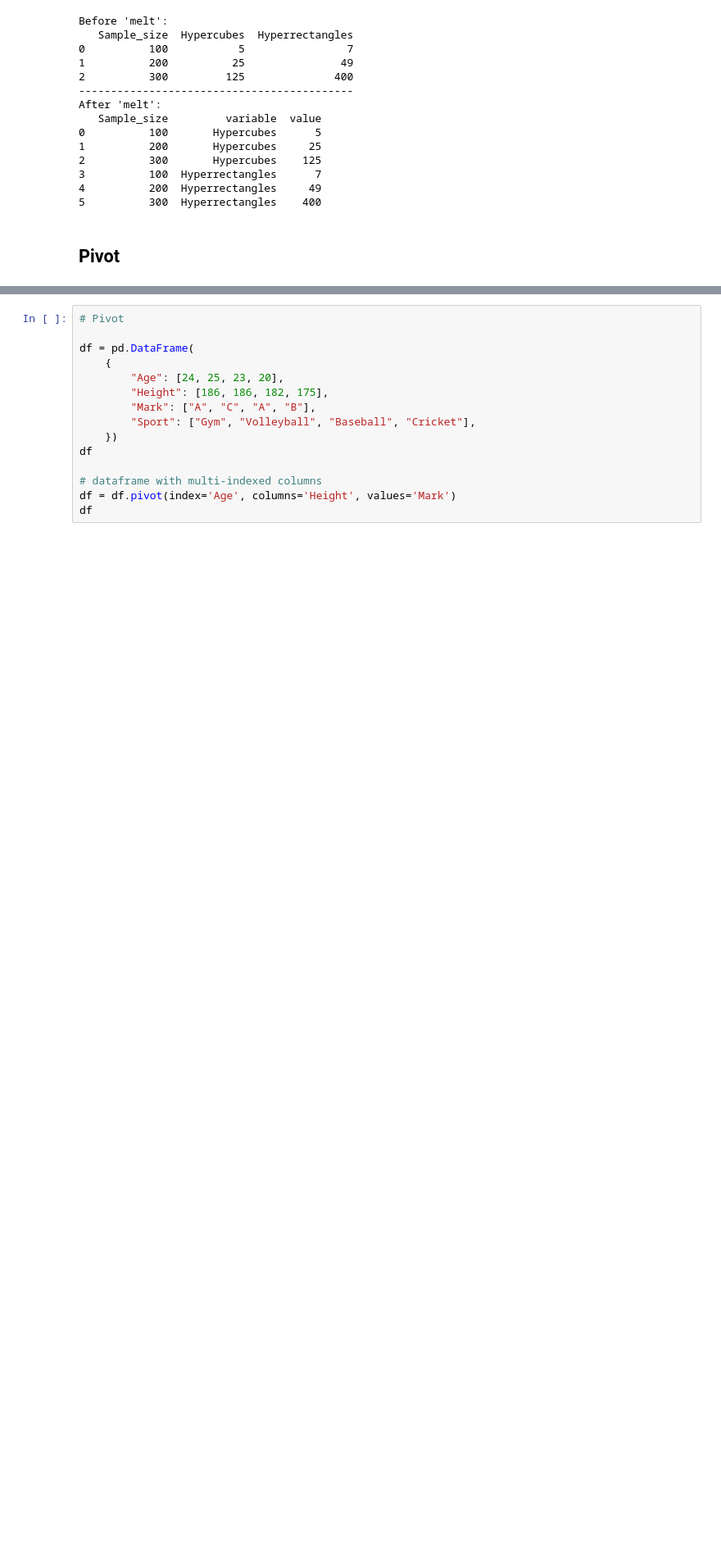
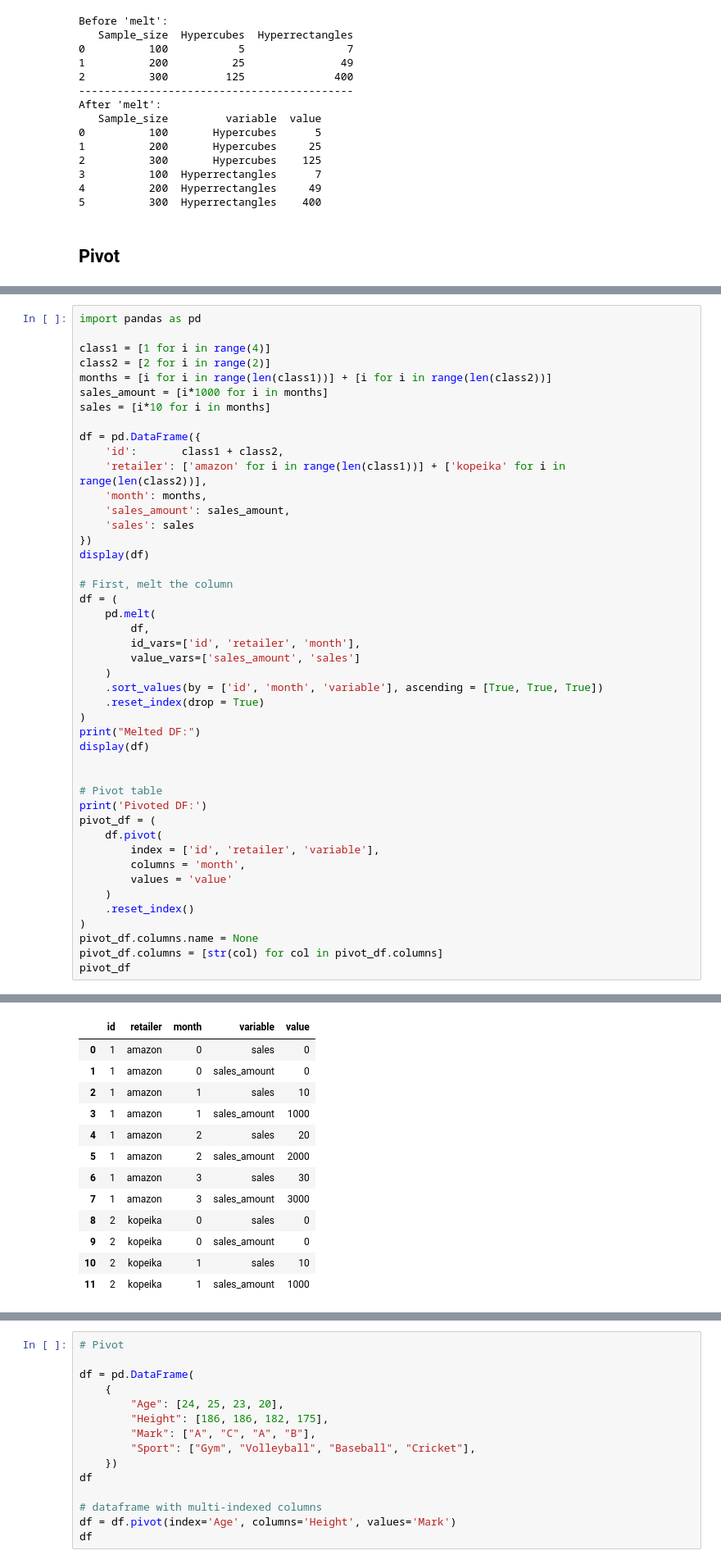
Before and after one commit to EvgeniiZorin/Handbook_Data-Science, a Jupyter notebook: _Pandas.ipynb, the cells around one changed output, grey strips where cells are left out. Shown at 82% size. Saved outputs shown, nothing was run; the diff lists cells and outputs as text; blank space fills up the shorter version.

```diff
--- a/_Pandas.ipynb
+++ b/_Pandas.ipynb
@@ -4119,0 +4120,46 @@ Years       Job   1   2   3
+# %%
+import pandas as pd
+
+class1 = [1 for i in range(4)]
+class2 = [2 for i in range(2)]
+months = [i for i in range(len(class1))] + [i for i in range(len(class2))]
+sales_amount = [i*1000 for i in months]
+sales = [i*10 for i in months]
+
+df = pd.DataFrame({
+    'id':       class1 + class2,
+    'retailer': ['amazon' for i in range(len(class1))] + ['kopeika' for i in range(len(class2))],
+    'month': months,
+    'sales_amount': sales_amount,
+    'sales': sales
+})
+display(df)
+
+# First, melt the column
+df = (
+    pd.melt(
+        df,
+        id_vars=['id', 'retailer', 'month'],
+        value_vars=['sales_amount', 'sales']
+    )
+    .sort_values(by = ['id', 'month', 'variable'], ascending = [True, True, True])
+    .reset_index(drop = True)
+)
+print("Melted DF:")
+display(df)
+
+
+# Pivot table
+print('Pivoted DF:')
+pivot_df = (
+    df.pivot(
+        index = ['id', 'retailer', 'variable'],
+        columns = 'month',
+        values = 'value'
+    )
+    .reset_index()
+)
+pivot_df.columns.name = None
+pivot_df.columns = [str(col) for col in pivot_df.columns]
+pivot_df
+# %% [output]
@@ -4119,0 +4174,13 @@ Years       Job   1   2   3
+|  | id | retailer | month | variable | value |
+| 0 | 1 | amazon | 0 | sales | 0 |
+| 1 | 1 | amazon | 0 | sales_amount | 0 |
+| 2 | 1 | amazon | 1 | sales | 10 |
+| 3 | 1 | amazon | 1 | sales_amount | 1000 |
+| 4 | 1 | amazon | 2 | sales | 20 |
+| 5 | 1 | amazon | 2 | sales_amount | 2000 |
+| 6 | 1 | amazon | 3 | sales | 30 |
+| 7 | 1 | amazon | 3 | sales_amount | 3000 |
+| 8 | 2 | kopeika | 0 | sales | 0 |
+| 9 | 2 | kopeika | 0 | sales_amount | 0 |
+| 10 | 2 | kopeika | 1 | sales | 10 |
+| 11 | 2 | kopeika | 1 | sales_amount | 1000 |
```
Also changed, not shown: parts of 3 cells of this notebook.
